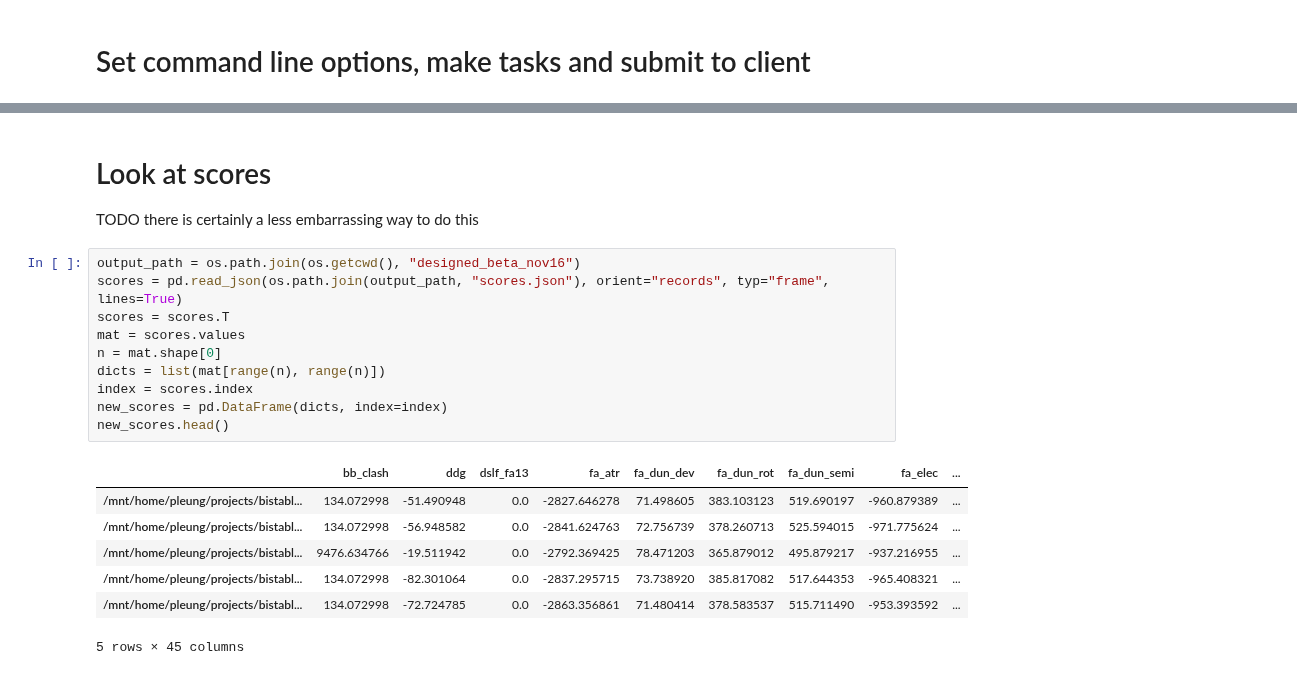
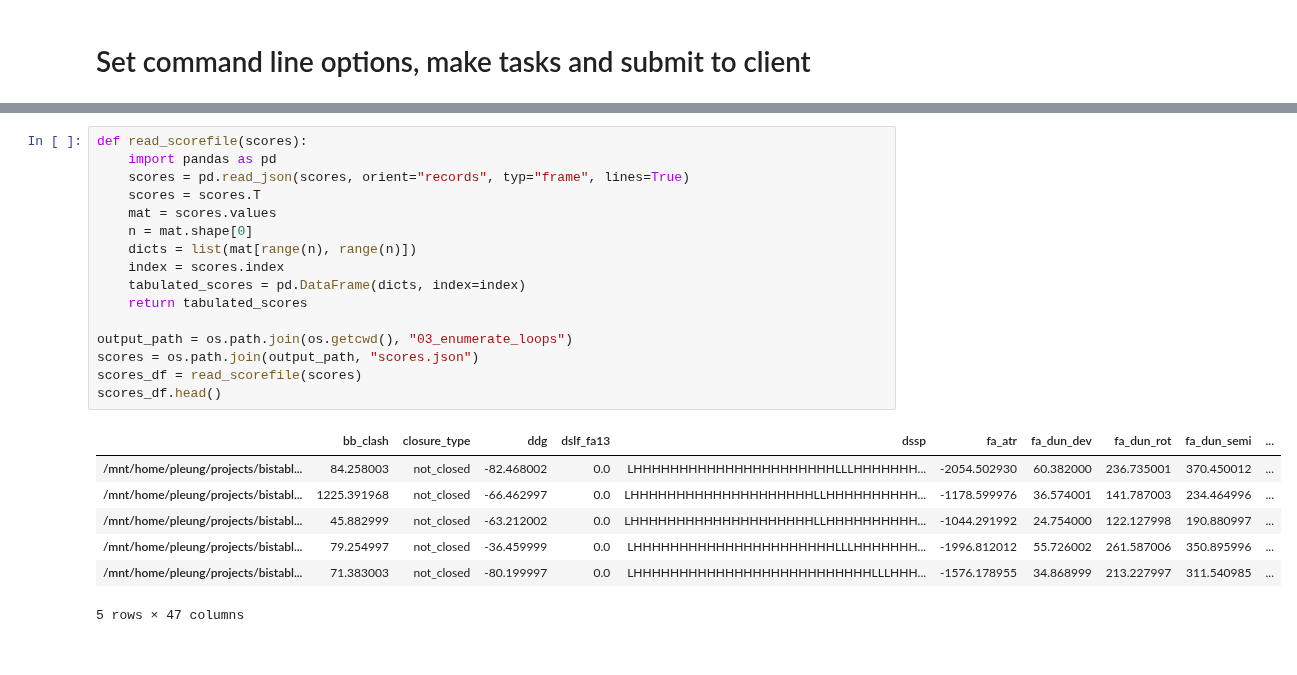
Before and after one commit to proleu/hinges, a Jupyter notebook: 03_enumerate_loops.ipynb, the cells around one changed output, grey strips where cells are left out. Cells and saved outputs as stored; diff of their text form.

```diff
--- a/03_enumerate_loops.ipynb
+++ b/03_enumerate_loops.ipynb
@@ -409,24 +540,27 @@ INFO:pyrosetta.rosetta:PyRosetta-4 2020 [Rosetta PyRosetta4.conda.linux.cxx11thr
 (C) Copyright Rosetta Commons Member Institutions. Created in JHU by Sergey Lyskov and PyRosetta Team.
 Warning: Use of `pyrosetta.distributed.cluster` namespace requires Anaconda (or Miniconda) to be properly installed for reproducibility of PyRosetta simulations. Please install Anaconda (or Miniconda) ...
 https://docs.anaconda.com/anaconda/install
-# %% [markdown]
-# Look at scores
-TODO there is certainly a less embarrassing way to do this
 # %%
-output_path = os.path.join(os.getcwd(), "designed_beta_nov16")
-scores = pd.read_json(os.path.join(output_path, "scores.json"), orient="records", typ="frame", lines=True)
-scores = scores.T
-mat = scores.values
-n = mat.shape[0]
-dicts = list(mat[range(n), range(n)])
-index = scores.index
-new_scores = pd.DataFrame(dicts, index=index)
-new_scores.head()
+def read_scorefile(scores):
+    import pandas as pd
+    scores = pd.read_json(scores, orient="records", typ="frame", lines=True)
+    scores = scores.T
+    mat = scores.values
+    n = mat.shape[0]
+    dicts = list(mat[range(n), range(n)])
+    index = scores.index
+    tabulated_scores = pd.DataFrame(dicts, index=index)
+    return tabulated_scores
+
+output_path = os.path.join(os.getcwd(), "03_enumerate_loops")
+scores = os.path.join(output_path, "scores.json")
+scores_df = read_scorefile(scores)
+scores_df.head()
 # %% [output]
-|  | bb_clash | ddg | dslf_fa13 | fa_atr | fa_dun_dev | fa_dun_rot | fa_dun_semi | fa_elec | ... |
-| /mnt/home/pleung/projects/bistabl... | 134.072998 | -51.490948 | 0.0 | -2827.646278 | 71.498605 | 383.103123 | 519.690197 | -960.879389 | ... |
-| /mnt/home/pleung/projects/bistabl... | 134.072998 | -56.948582 | 0.0 | -2841.624763 | 72.756739 | 378.260713 | 525.594015 | -971.775624 | ... |
-| /mnt/home/pleung/projects/bistabl... | 9476.634766 | -19.511942 | 0.0 | -2792.369425 | 78.471203 | 365.879012 | 495.879217 | -937.216955 | ... |
-| /mnt/home/pleung/projects/bistabl... | 134.072998 | -82.301064 | 0.0 | -2837.295715 | 73.738920 | 385.817082 | 517.644353 | -965.408321 | ... |
-| /mnt/home/pleung/projects/bistabl... | 134.072998 | -72.724785 | 0.0 | -2863.356861 | 71.480414 | 378.583537 | 515.711490 | -953.393592 | ... |
+|  | bb_clash | closure_type | ddg | dslf_fa13 | dssp | fa_atr | fa_dun_dev | fa_dun_rot | fa_dun_semi | ... |
+| /mnt/home/pleung/projects/bistabl... | 84.258003 | not_closed | -82.468002 | 0.0 | LHHHHHHHHHHHHHHHHHHHHHHLLLHHHHHHH... | -2054.502930 | 60.382000 | 236.735001 | 370.450012 | ... |
+| /mnt/home/pleung/projects/bistabl... | 1225.391968 | not_closed | -66.462997 | 0.0 | LHHHHHHHHHHHHHHHHHHHHLLHHHHHHHHHH... | -1178.599976 | 36.574001 | 141.787003 | 234.464996 | ... |
+| /mnt/home/pleung/projects/bistabl... | 45.882999 | not_closed | -63.212002 | 0.0 | LHHHHHHHHHHHHHHHHHHHHLLHHHHHHHHHH... | -1044.291992 | 24.754000 | 122.127998 | 190.880997 | ... |
+| /mnt/home/pleung/projects/bistabl... | 79.254997 | not_closed | -36.459999 | 0.0 | LHHHHHHHHHHHHHHHHHHHHHHLLLHHHHHHH... | -1996.812012 | 55.726002 | 261.587006 | 350.895996 | ... |
+| /mnt/home/pleung/projects/bistabl... | 71.383003 | not_closed | -80.199997 | 0.0 | LHHHHHHHHHHHHHHHHHHHHHHHHHHLLLHHH... | -1576.178955 | 34.868999 | 213.227997 | 311.540985 | ... |
-5 rows × 45 columns
+5 rows × 47 columns
```
Also changed, not shown: parts of 29 cells of this notebook, 3 other files.
